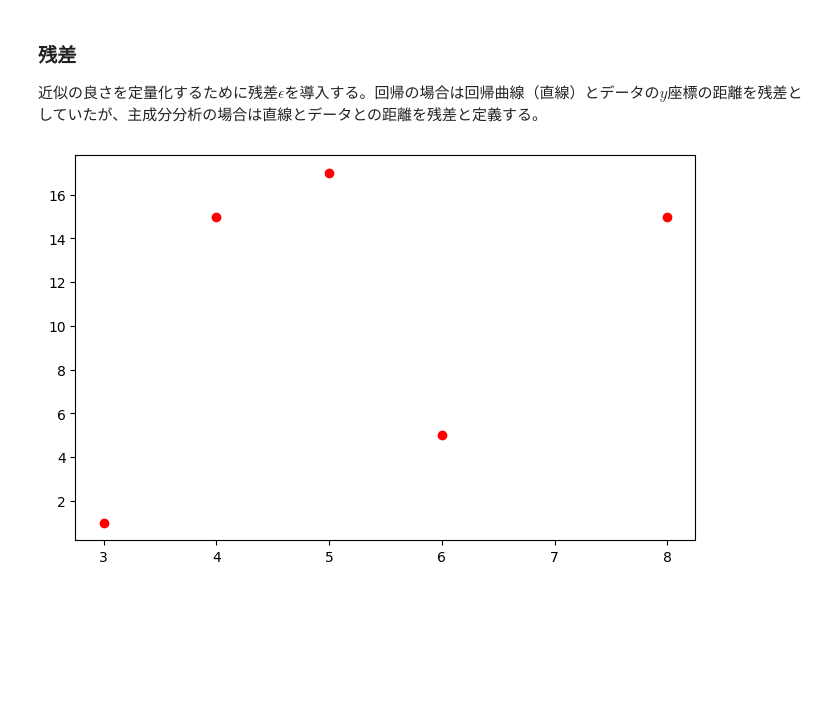
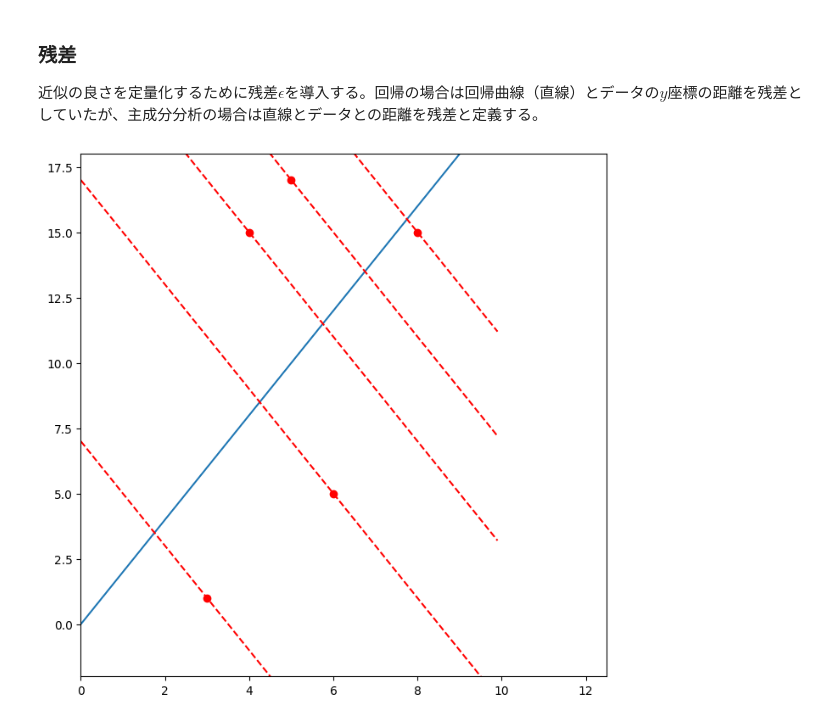
Before and after one commit to aice-ice/Senior-project, a Jupyter notebook: principal_companent_analysis.ipynb, the cells around one changed output. Saved outputs shown, nothing was run; the diff lists cells and outputs as text; code cells hidden in the pictures; blank space fills up the shorter version.

```diff
--- a/principal_companent_analysis.ipynb
+++ b/principal_companent_analysis.ipynb
@@ -68,24 +68,29 @@ $$
 # %%
 #@title 残差の描画
 
 data = np.array([[4, 15], [6, 5], [5, 17], [8, 15], [3, 1]])
 
 x = np.arange(0, 10, 0.1)
-y = 1.5 * x
+y1 = 2 * x
 
-fig = plt.figure(figsize=(8, 5))
+
+fig = plt.figure(figsize=(8, 8))
 ax = fig.add_subplot(111)
+ax.set_xlim(0, 12.5)
+ax.set_ylim(-2, 18)
 
 plt.rcParams['mathtext.fontset'] = 'cm'
 
-# ax.plot(x, y)
+ax.plot(x, y1)
+
 ax.scatter(data[:, 0], data[:, 1], color='r')
-for i, x in enumerate(data[:, 0]):
+for i, m in enumerate(data[:, 0]):
     hx = (1.5 * data[i, 1] + data[i, 0]) / (1.5 ** 2 + 1)
     hy = 1.5 * (1.5 * data[i, 1] + data[i, 0]) / (1.5 ** 2 + 1)
 
-    y_p = -1.5 * x + data[i, 1] + 1.5 * data[i, 0]
+    y_p = -2 * x + data[i, 1] + 2 * data[i, 0]
 
     ax.plot(x, y_p, color='r', linestyle='--')
+    # print(y_p)
 # %% [output]
-[figure, old version]
+[figure, new version]
```
Also changed, not shown: parts of 2 cells of this notebook.
